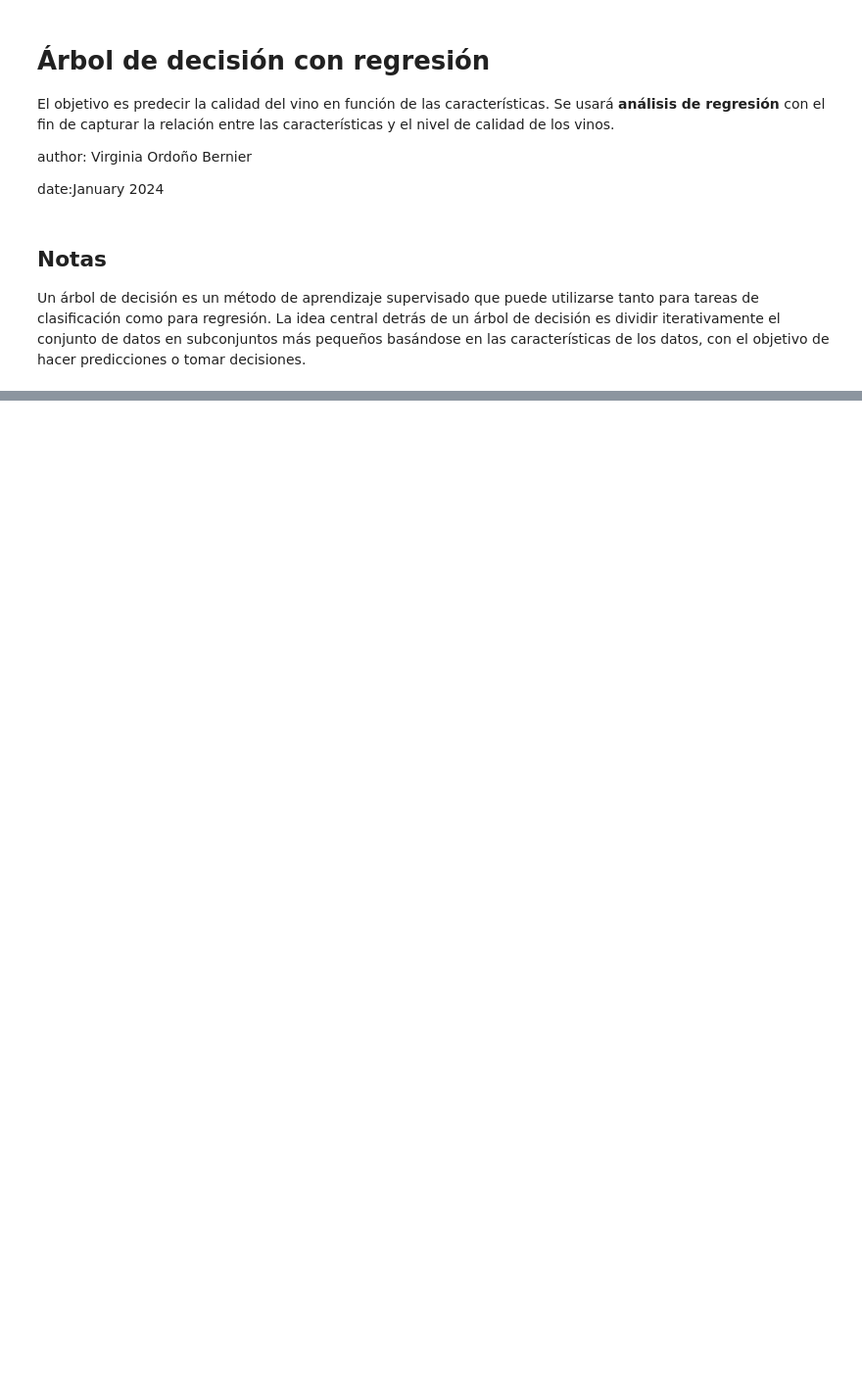
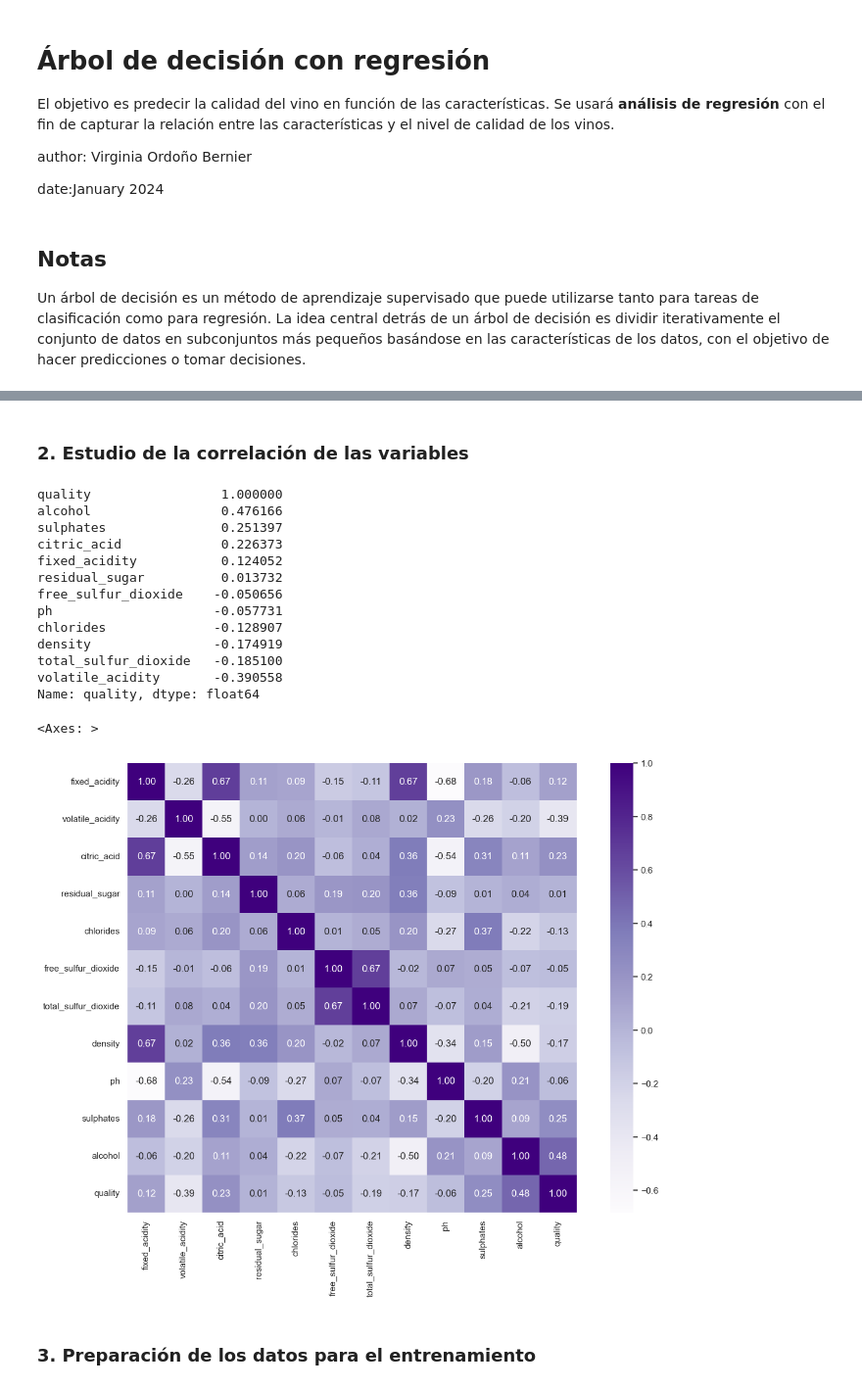
Before and after one commit to viorbe20/ai-machine-learning, a Jupyter notebook: decision-trees-exercises/decision-trees-ex-1/ex06_regression_decision_trees_wine.ipynb, the cells around one changed output, grey strips where cells are left out. Shown at 98% size. Cells and saved outputs as stored; diff of their text form; code cells hidden in the pictures; blank space fills up the shorter version.

```diff
--- a/decision-trees-exercises/decision-trees-ex-1/ex06_regression_decision_trees_wine.ipynb
+++ b/decision-trees-exercises/decision-trees-ex-1/ex06_regression_decision_trees_wine.ipynb
@@ -291,0 +14,8 @@ Error absoluto medio: 0.56
+# %%
+import pandas as pd
+
+csv = './data/winequality-red.csv'
+data = pd.read_csv(csv)
+df_wines = pd.DataFrame(data)
+df_wines.columns = [col.lower().replace(' ', '_').rstrip('_') for col in df_wines.columns]
+print(df_wines.head())
@@ -291,0 +43,35 @@ Error absoluto medio: 0.56
+# %% [markdown]
+### 2. Estudio de la correlación de las variables
+# %%
+import seaborn as sns
+
+# Get correlations
+correlation_matrix = df_wines.corr()
+
+# Compare with target and sort them
+correlation = correlation_matrix['quality']
+sorted_correlations = correlation.sort_values(ascending=False)
+
+print(sorted_correlations)
+
+# Mapa de calor
+plt.figure(figsize=(15, 10))
+sns.heatmap(df_wines.corr(), square=True, annot=True, cmap='Purples', fmt=".2f")
+# %% [output]
+quality                 1.000000
+alcohol                 0.476166
+sulphates               0.251397
+citric_acid             0.226373
+fixed_acidity           0.124052
+residual_sugar          0.013732
+free_sulfur_dioxide    -0.050656
+ph                     -0.057731
+chlorides              -0.128907
+density                -0.174919
+total_sulfur_dioxide   -0.185100
+volatile_acidity       -0.390558
+Name: quality, dtype: float64
+<Axes: >
+[figure, added]
+# %% [markdown]
+### 3. Preparación de los datos para el entrenamiento
```
Also changed, not shown: parts of 34 cells of this notebook.
